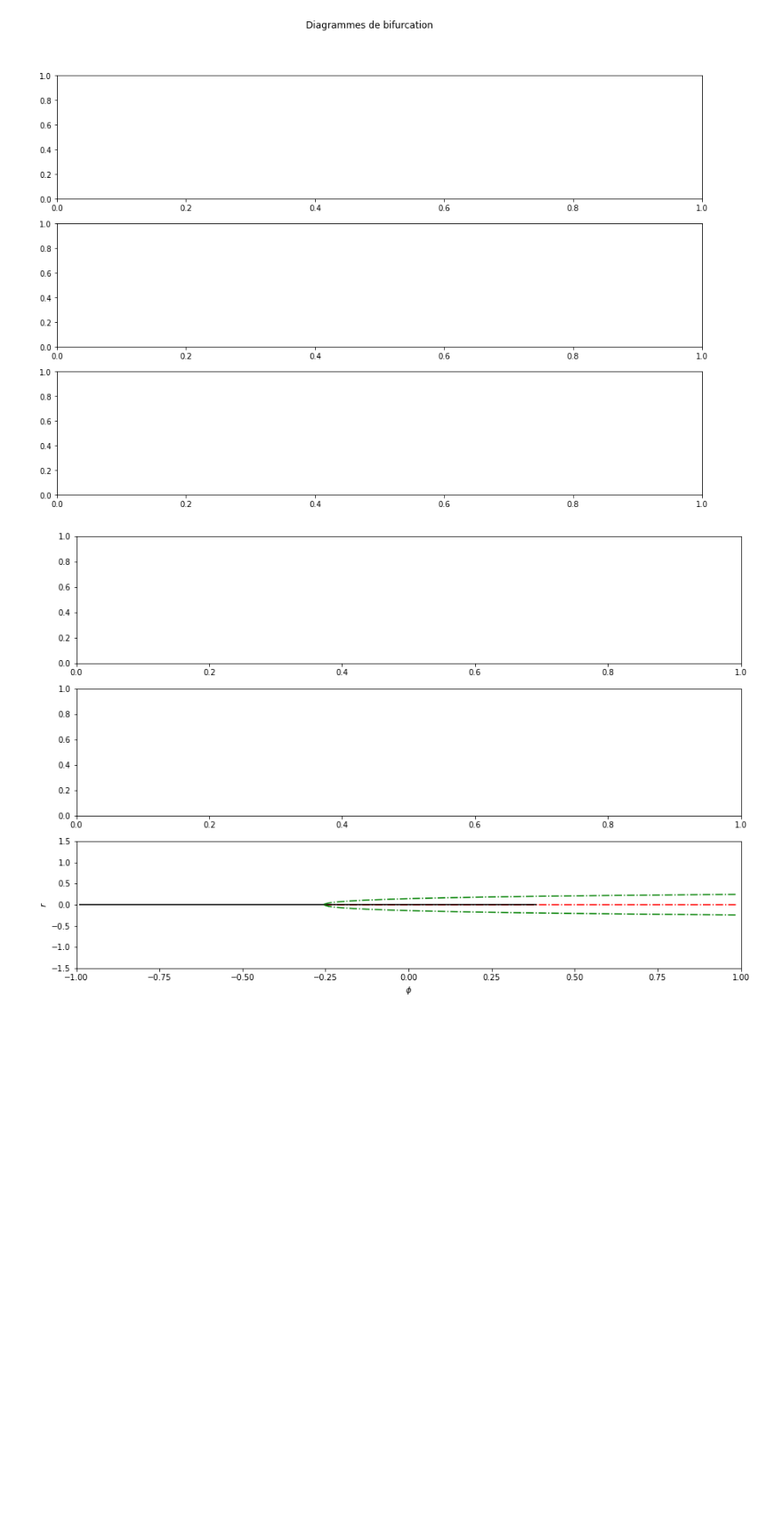
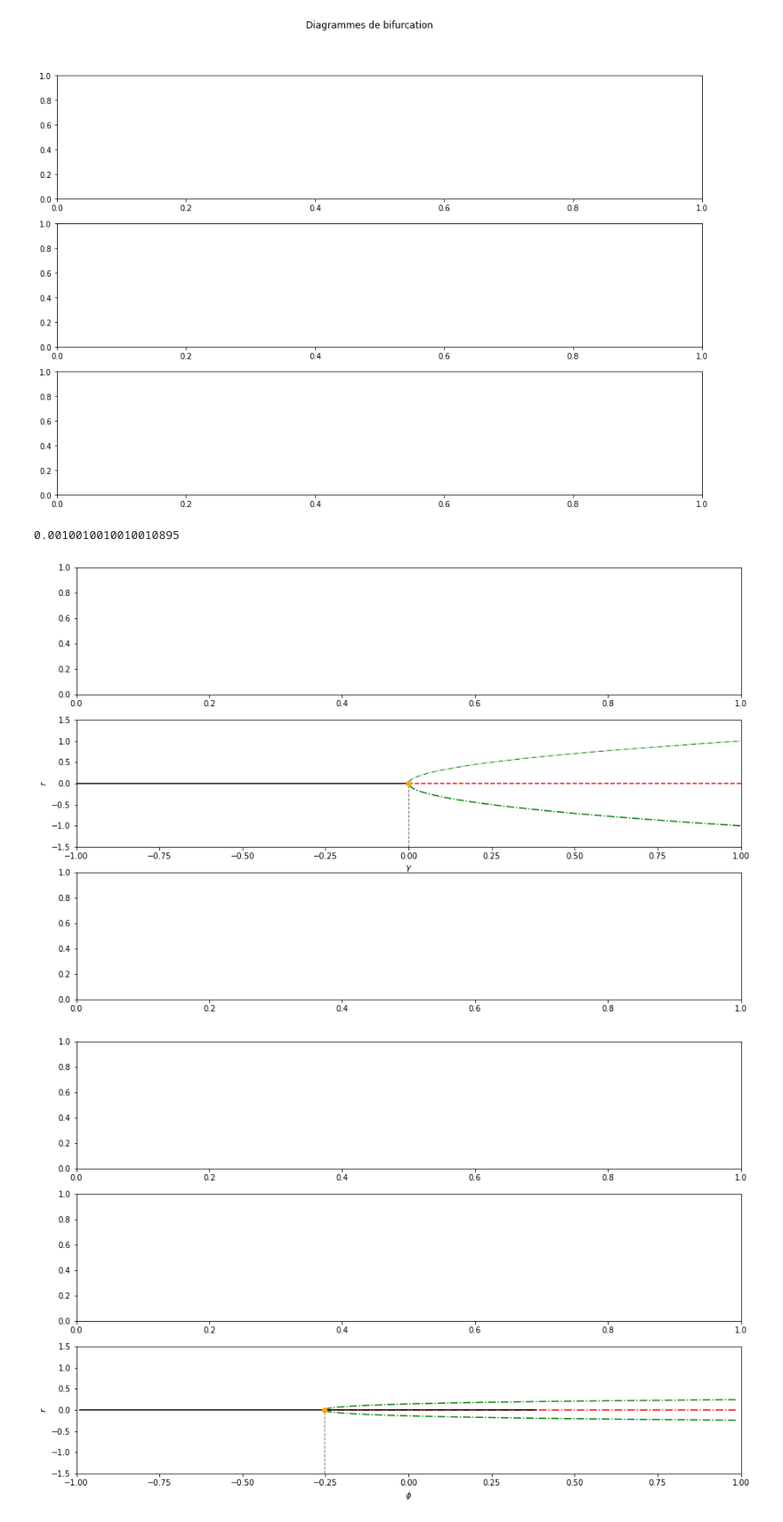
Before and after one commit to Mathieu-R/climate-tipping-points, a Jupyter notebook: notebooks/Bifurcations.ipynb, the cells around one changed output. Shown: that part at 89% size. Saved outputs shown, nothing was run; the diff lists cells and outputs as text; code cells hidden in the pictures; blank space fills up the shorter version.

Commit message:
final figures

```diff
--- a/notebooks/Bifurcations.ipynb
+++ b/notebooks/Bifurcations.ipynb
@@ -156,6 +156,7 @@ run_bifurcations()
 IndexError: list index out of range
 [figure]
 # %%
+fig, (ax1, ax2, ax3) = plt.subplots(3, 1, figsize=(15, 10))
 
 """Following vs coupling \gamma
 
@@ -188,33 +189,44 @@ def hopf_bifurcation(fx, df, ax):
       #print(root)
       #guess = root
       #print(root)
       # Check its stability (stable or unstable)
       df_value = df(root, gamma)
       if df_value > 0:
         unstable_equ.append([gamma, root])
       elif df_value < 0:
         # decorralate points (otherwise matplotlib connect every points of each branch with a line)
         if root > 0.:
           stable_equ_up.append([gamma, root])
         elif root < 0.:
           stable_equ_down.append([gamma, root])
         else:
           stable_equ_middle.append([gamma, root])
 
   unstable_equ = list(zip(*unstable_equ))
   stable_equ_middle = list(zip(*stable_equ_middle))
   stable_equ_up = list(zip(*stable_equ_up))
   stable_equ_down = list(zip(*stable_equ_down))
 
   # plot
   ax2.plot(stable_equ_middle[0], stable_equ_middle[1], color="black", label="ligne stable")
   ax2.plot(stable_equ_up[0], stable_equ_up[1], linestyle="dashdot", linewidth=1, color="green", label="ligne stable - osc.")
   ax2.plot(stable_equ_down[0], stable_equ_down[1], linestyle="dashdot", color="green", label="ligne stable - osc.")
   ax2.plot(unstable_equ[0], unstable_equ[1], linestyle="dashed", color="red", label="ligne instable")
+
+  # annotations
+  print(unstable_equ[0][0])
+  ax2.plot(unstable_equ[0][0], unstable_equ[1][0], 'ro', color="orange")
+  ax2.plot([unstable_equ[0][0], unstable_equ[0][0]], [r_min, unstable_equ[1][0]], '--', color='Grey', linewidth=1, zorder=-1)
+
   ax2.set_xlabel("$\gamma$")
   ax2.set_ylabel("$r$")
   ax2.set_xlim(-1, 1)
   ax2.set_ylim(-1.5, 1.5)
+
+hopf_bifurcation(hopf_polar, hopf_polar_df, ax2)
+# %% [output]
+0.0010010010010010895
+[figure, added]
 # %%
 fig, (ax1, ax2, ax3) = plt.subplots(3, 1, figsize=(15, 10))
 
```
Also changed, not shown: parts of 1 cell of this notebook, 7 other files.
